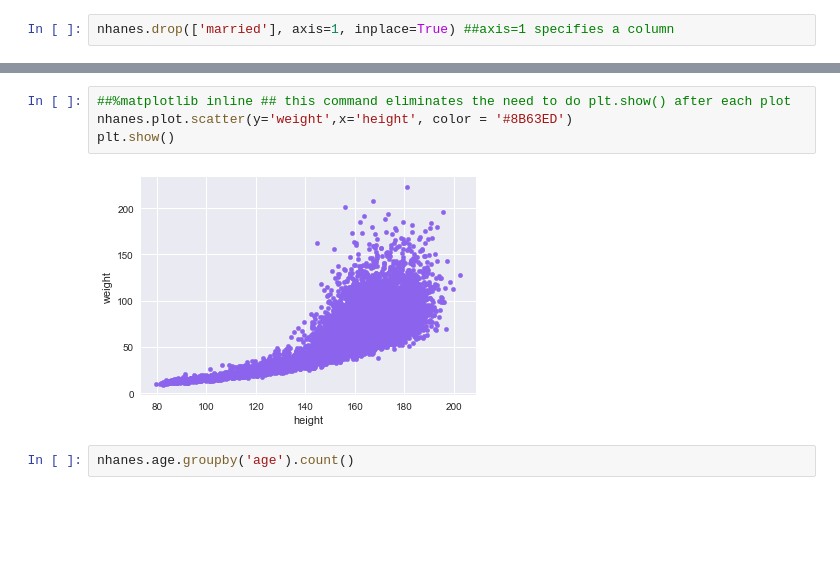
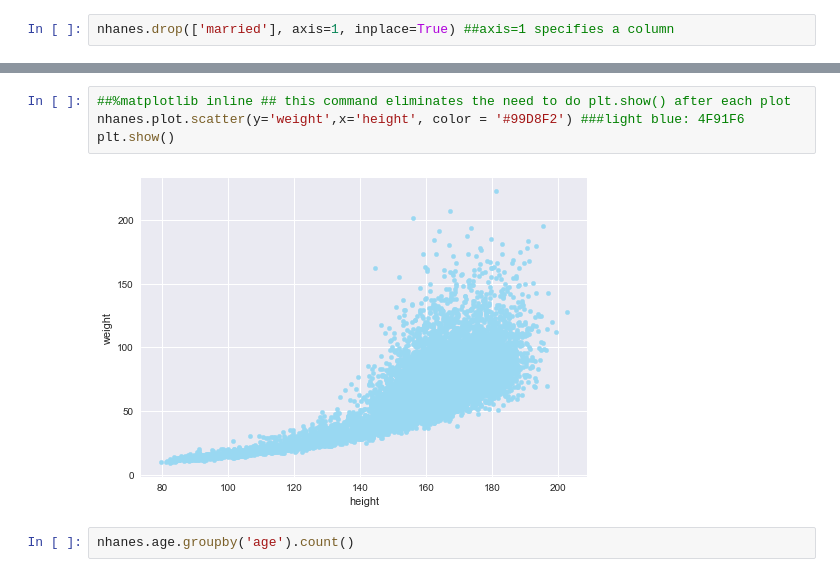
Before and after one commit to asfabiano/byu_econ_applied_machine_learning, a Jupyter notebook: homeworks/Homework_1.ipynb, the cells around one changed output, grey strips where cells are left out. Saved outputs shown, nothing was run; the diff lists cells and outputs as text; blank space fills up the shorter version.

```diff
--- a/homeworks/Homework_1.ipynb
+++ b/homeworks/Homework_1.ipynb
@@ -93,9 +85,9 @@ x = pd.cut(nhanes['age'], bins = np.linspace(0,85,18), retbins = True)
 # %%
 ##%matplotlib inline ## this command eliminates the need to do plt.show() after each plot
-nhanes.plot.scatter(y='weight',x='height', color = '#8B63ED')
+nhanes.plot.scatter(y='weight',x='height', color = '#99D8F2') ###light blue: 4F91F6
 plt.show()
 # %% [output]
-[figure, old version]
+[figure, new version]
 # %%
 nhanes.age.groupby('age').count()
 # %% [output]
```
Also changed, not shown: parts of 2 cells of this notebook.
